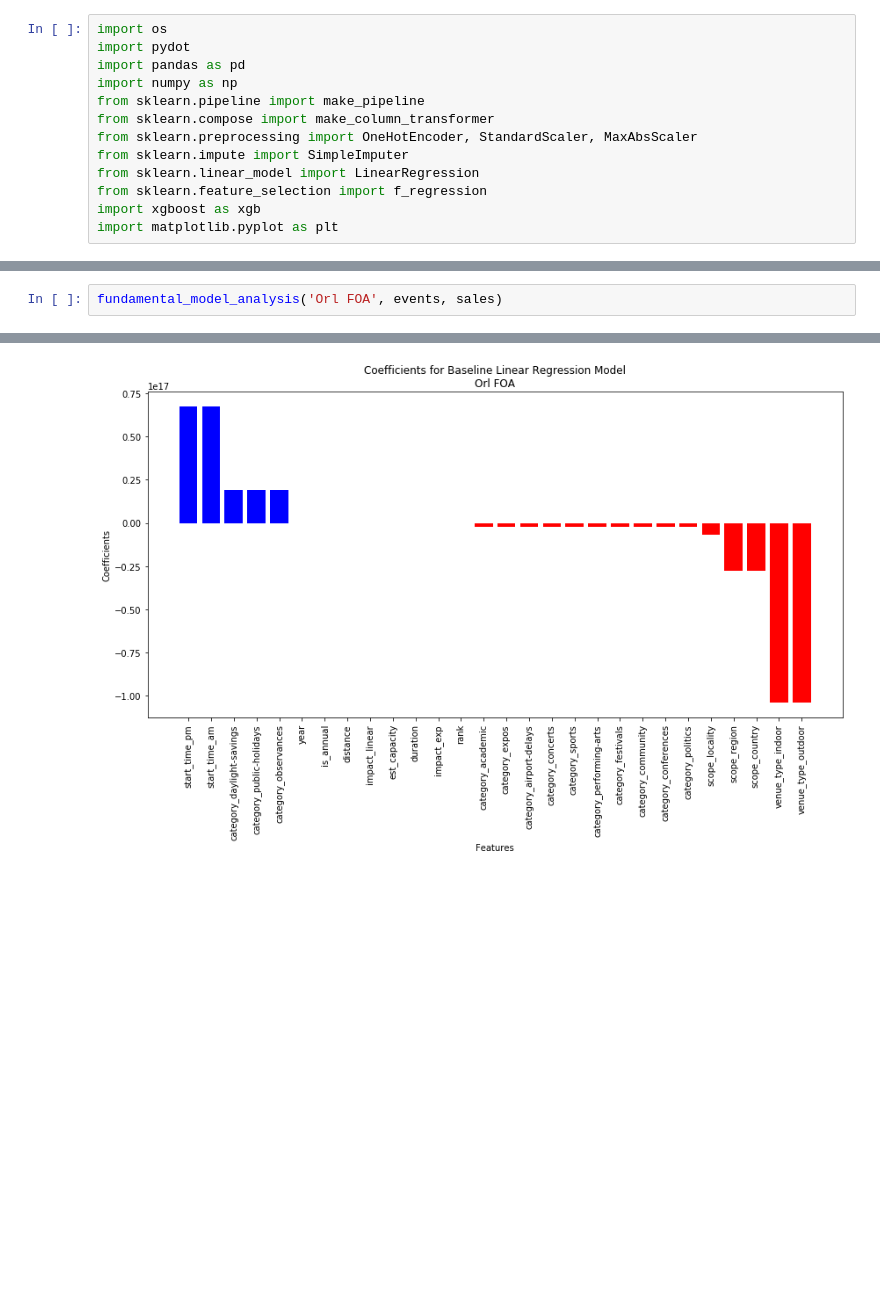
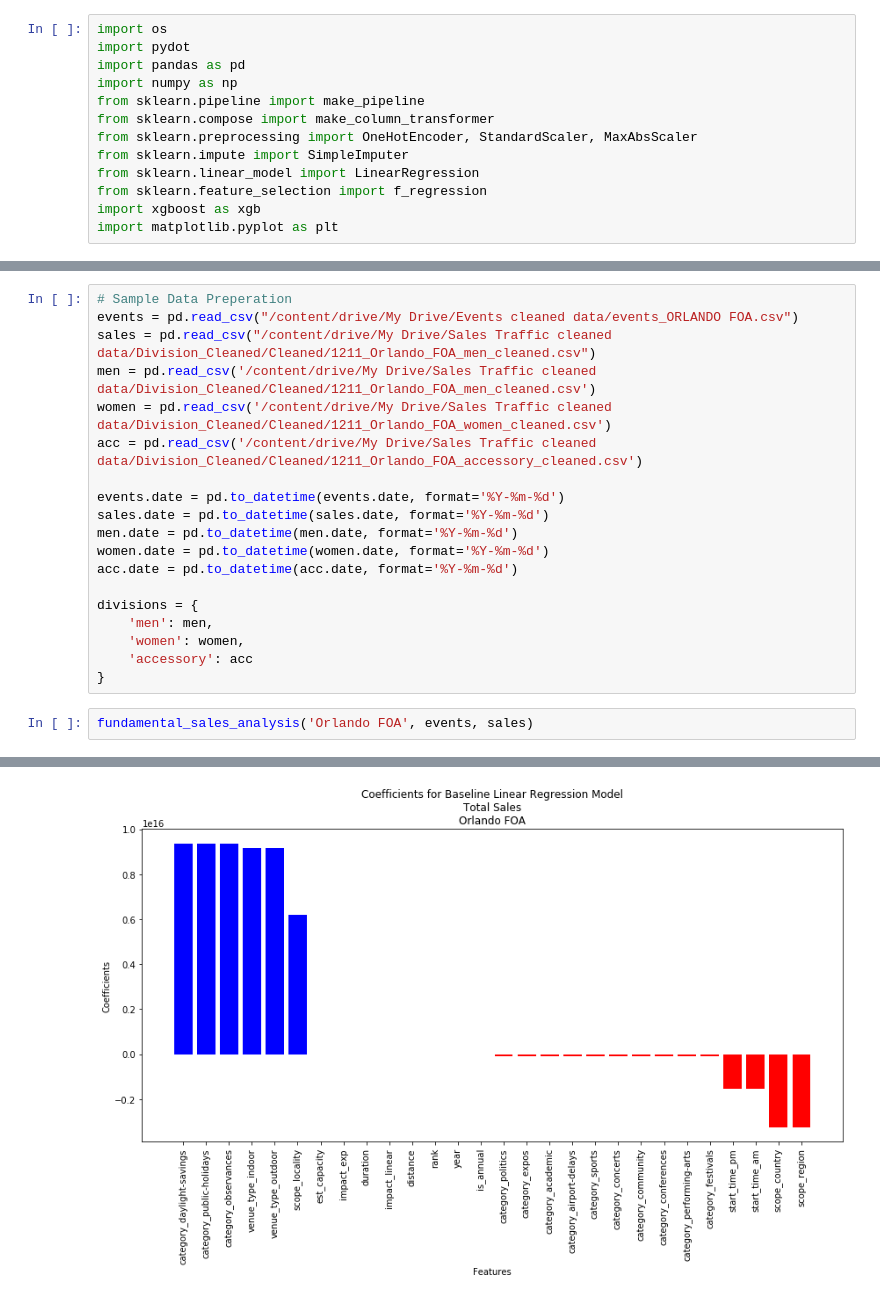
Before and after one commit to lullaby1024/CU-Capstone-Project-Ralph-Lauren, a Jupyter notebook: Model Analysis/Fundamental Model Analysis/Fundamental_Model_Analysis.ipynb, the cells around one changed output, grey strips where cells are left out. Saved outputs shown, nothing was run; the diff lists cells and outputs as text; blank space fills up the shorter version.

Commit message:
model improve

```diff
--- a/Model Analysis/Fundamental Model Analysis/Fundamental_Model_Analysis.ipynb
+++ b/Model Analysis/Fundamental Model Analysis/Fundamental_Model_Analysis.ipynb
@@ -108,3 +123,22 @@ def fundamental_model_analysis(store_name, events, sales, is_annual=False):
+# %%
+# Sample Data Preperation
+events = pd.read_csv("/content/drive/My Drive/Events cleaned data/events_ORLANDO FOA.csv")
+sales = pd.read_csv("/content/drive/My Drive/Sales Traffic cleaned data/Division_Cleaned/Cleaned/1211_Orlando_FOA_men_cleaned.csv")
+men = pd.read_csv('/content/drive/My Drive/Sales Traffic cleaned data/Division_Cleaned/Cleaned/1211_Orlando_FOA_men_cleaned.csv')
+women = pd.read_csv('/content/drive/My Drive/Sales Traffic cleaned data/Division_Cleaned/Cleaned/1211_Orlando_FOA_women_cleaned.csv')
+acc = pd.read_csv('/content/drive/My Drive/Sales Traffic cleaned data/Division_Cleaned/Cleaned/1211_Orlando_FOA_accessory_cleaned.csv')
+
+events.date = pd.to_datetime(events.date, format='%Y-%m-%d')
+sales.date = pd.to_datetime(sales.date, format='%Y-%m-%d')
+men.date = pd.to_datetime(men.date, format='%Y-%m-%d')
+women.date = pd.to_datetime(women.date, format='%Y-%m-%d')
+acc.date = pd.to_datetime(acc.date, format='%Y-%m-%d')
+
+divisions = {
+    'men': men,
+    'women': women,
+    'accessory': acc
+}
 # %%
-fundamental_model_analysis('Orl FOA', events, sales)
+fundamental_sales_analysis('Orlando FOA', events, sales)
 # %% [output]
@@ -116 +151 @@ fundamental_model_analysis('Orl FOA', events, sales)
-[figure, old version]
+[figure, new version]
```
Also changed, not shown: parts of 3 cells of this notebook, 21 other files.
